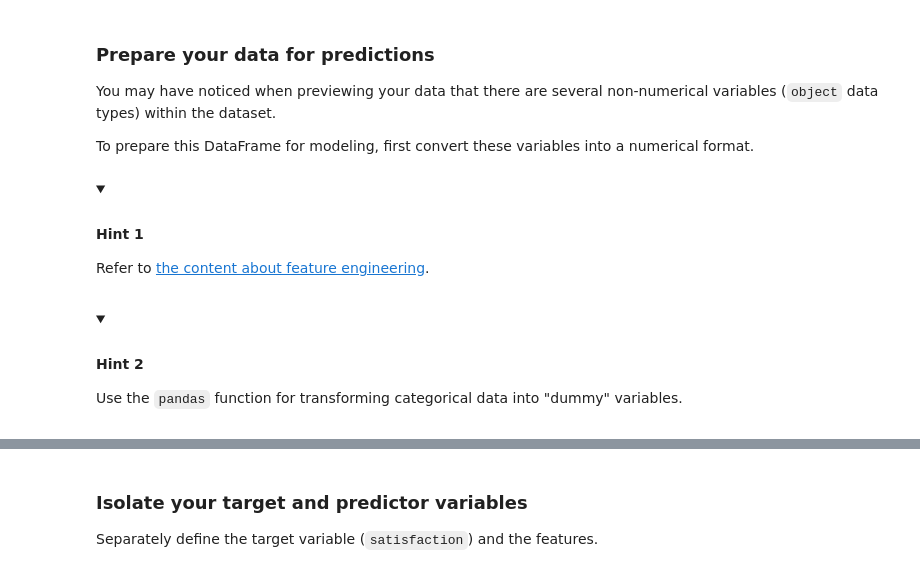
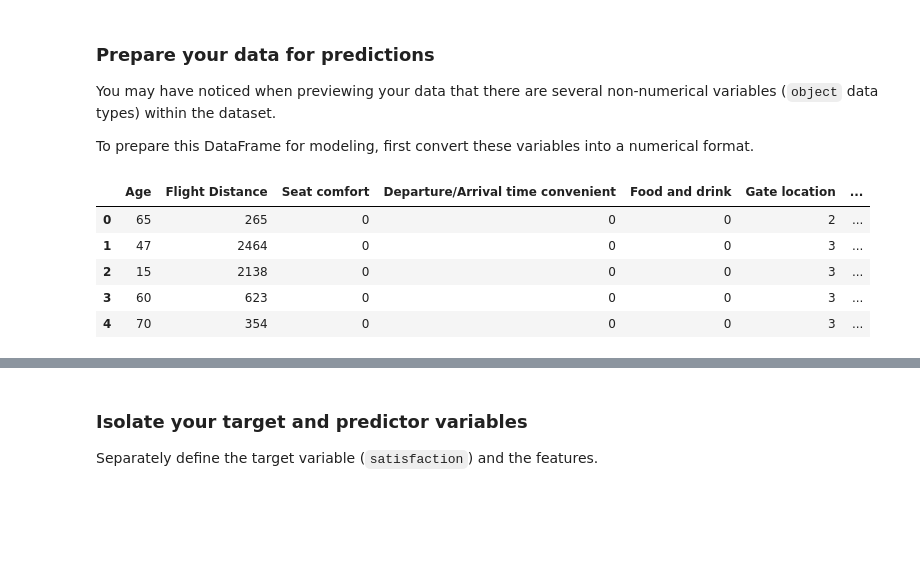
Before and after one commit to dianario/google_advanced_data_analytics, a Jupyter notebook: ml_xgboost_model/lab_build_XGBoost_model.ipynb, the cells around one changed output, grey strips where cells are left out. Cells and saved outputs as stored; diff of their text form; code cells hidden in the pictures; folded sections open; blank space fills up the shorter version.

```diff
--- a/ml_xgboost_model/lab_build_XGBoost_model.ipynb
+++ b/ml_xgboost_model/lab_build_XGBoost_model.ipynb
@@ -78,16 +103,12 @@ You may have noticed when previewing your data that there are several non-numeri
 To prepare this DataFrame for modeling, first convert these variables into a numerical format.
 # %%
 # Convert the object predictor variables to numerical dummies.
-
-### YOUR CODE HERE ###
+airline_data_dm = pd.get_dummies(airline_data, drop_first=True, dtype=int)
+airline_data_dm.head()
+# %% [output]
+|  | Age | Flight Distance | Seat comfort | Departure/Arrival time convenient | Food and drink | Gate location | ... |
+| 0 | 65 | 265 | 0 | 0 | 0 | 2 | ... |
+| 1 | 47 | 2464 | 0 | 0 | 0 | 3 | ... |
+| 2 | 15 | 2138 | 0 | 0 | 0 | 3 | ... |
+| 3 | 60 | 623 | 0 | 0 | 0 | 3 | ... |
+| 4 | 70 | 354 | 0 | 0 | 0 | 3 | ... |
-# %% [markdown]
-<details>
-<summary><h4><strong>Hint 1</strong></h4></summary>
-
-Refer to [the content about feature engineering](https://www.coursera.org/learn/the-nuts-and-bolts-of-machine-learning/lecture/5mEqu/introduction-to-feature-engineering).
-</details>
-# %% [markdown]
-<details>
-<summary><h4><strong>Hint 2</strong></h4></summary>
-
-Use the `pandas` function for transforming categorical data into "dummy" variables.</details>
```
Also changed, not shown: parts of 51 cells of this notebook.
